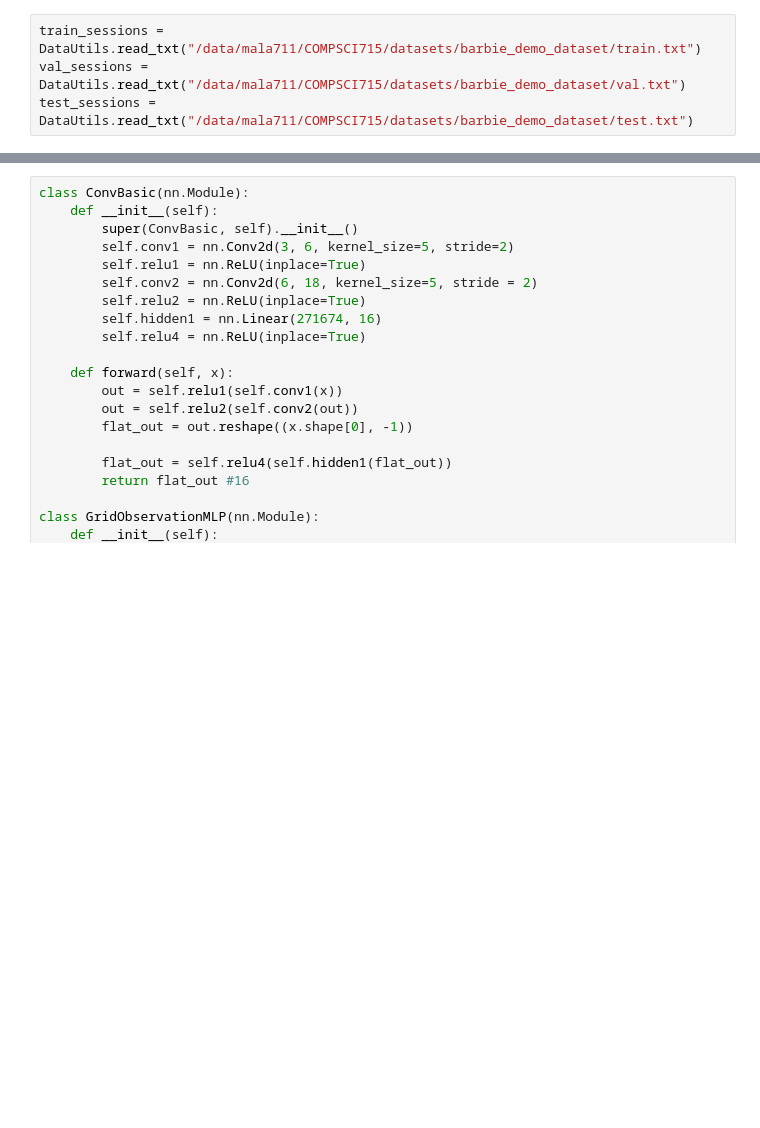
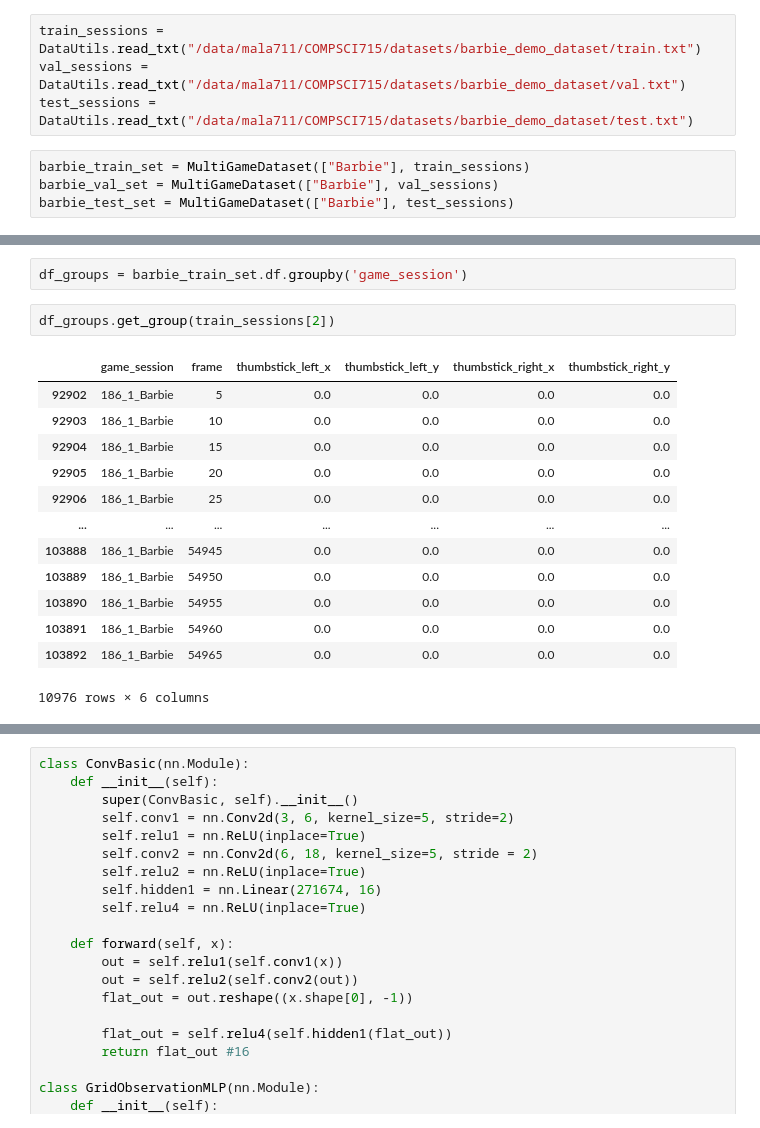
Before and after one commit to mattalajas/COMPSCI715, a Jupyter notebook: CNNRNN/practice.ipynb, the cells around one changed output, grey strips where cells are left out. Saved outputs shown, nothing was run; the diff lists cells and outputs as text; blank space fills up the shorter version.

```diff
--- a/CNNRNN/practice.ipynb
+++ b/CNNRNN/practice.ipynb
@@ -29,3 +27,7 @@ ImportError: attempted relative import with no known parent package
 train_sessions = DataUtils.read_txt("/data/mala711/COMPSCI715/datasets/barbie_demo_dataset/train.txt")
 val_sessions = DataUtils.read_txt("/data/mala711/COMPSCI715/datasets/barbie_demo_dataset/val.txt")
 test_sessions = DataUtils.read_txt("/data/mala711/COMPSCI715/datasets/barbie_demo_dataset/test.txt")
+# %%
+barbie_train_set = MultiGameDataset(["Barbie"], train_sessions)
+barbie_val_set = MultiGameDataset(["Barbie"], val_sessions)
+barbie_test_set = MultiGameDataset(["Barbie"], test_sessions)
@@ -31,0 +45,18 @@ test_sessions = DataUtils.read_txt("/data/mala711/COMPSCI715/datasets/barbie_dem
+# %%
+df_groups = barbie_train_set.df.groupby('game_session')
+# %%
+df_groups.get_group(train_sessions[2])
+# %% [output]
+|  | game_session | frame | thumbstick_left_x | thumbstick_left_y | thumbstick_right_x | thumbstick_right_y |
+| 92902 | 186_1_Barbie | 5 | 0.0 | 0.0 | 0.0 | 0.0 |
+| 92903 | 186_1_Barbie | 10 | 0.0 | 0.0 | 0.0 | 0.0 |
+| 92904 | 186_1_Barbie | 15 | 0.0 | 0.0 | 0.0 | 0.0 |
+| 92905 | 186_1_Barbie | 20 | 0.0 | 0.0 | 0.0 | 0.0 |
+| 92906 | 186_1_Barbie | 25 | 0.0 | 0.0 | 0.0 | 0.0 |
+| ... | ... | ... | ... | ... | ... | ... |
+| 103888 | 186_1_Barbie | 54945 | 0.0 | 0.0 | 0.0 | 0.0 |
+| 103889 | 186_1_Barbie | 54950 | 0.0 | 0.0 | 0.0 | 0.0 |
+| 103890 | 186_1_Barbie | 54955 | 0.0 | 0.0 | 0.0 | 0.0 |
+| 103891 | 186_1_Barbie | 54960 | 0.0 | 0.0 | 0.0 | 0.0 |
+| 103892 | 186_1_Barbie | 54965 | 0.0 | 0.0 | 0.0 | 0.0 |
+10976 rows × 6 columns
```
Also changed, not shown: parts of 12 cells of this notebook, 7 other files.
